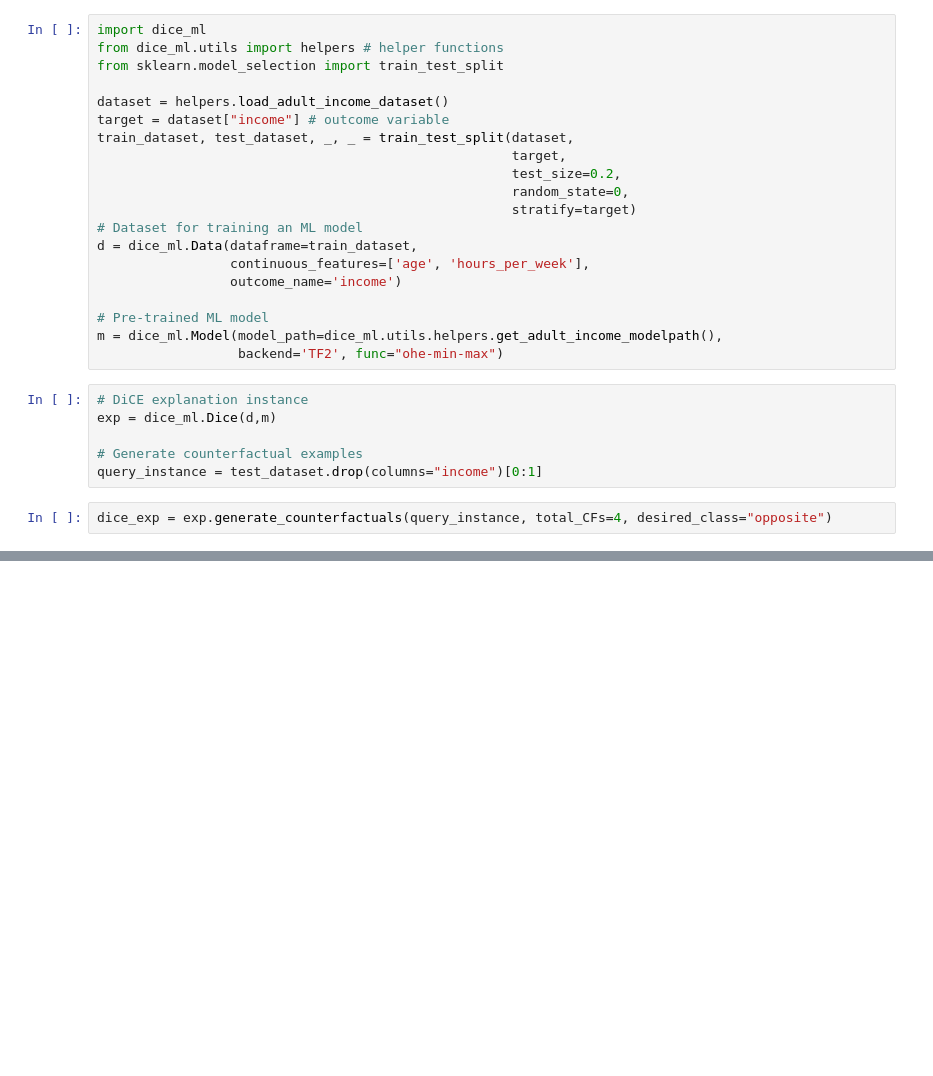
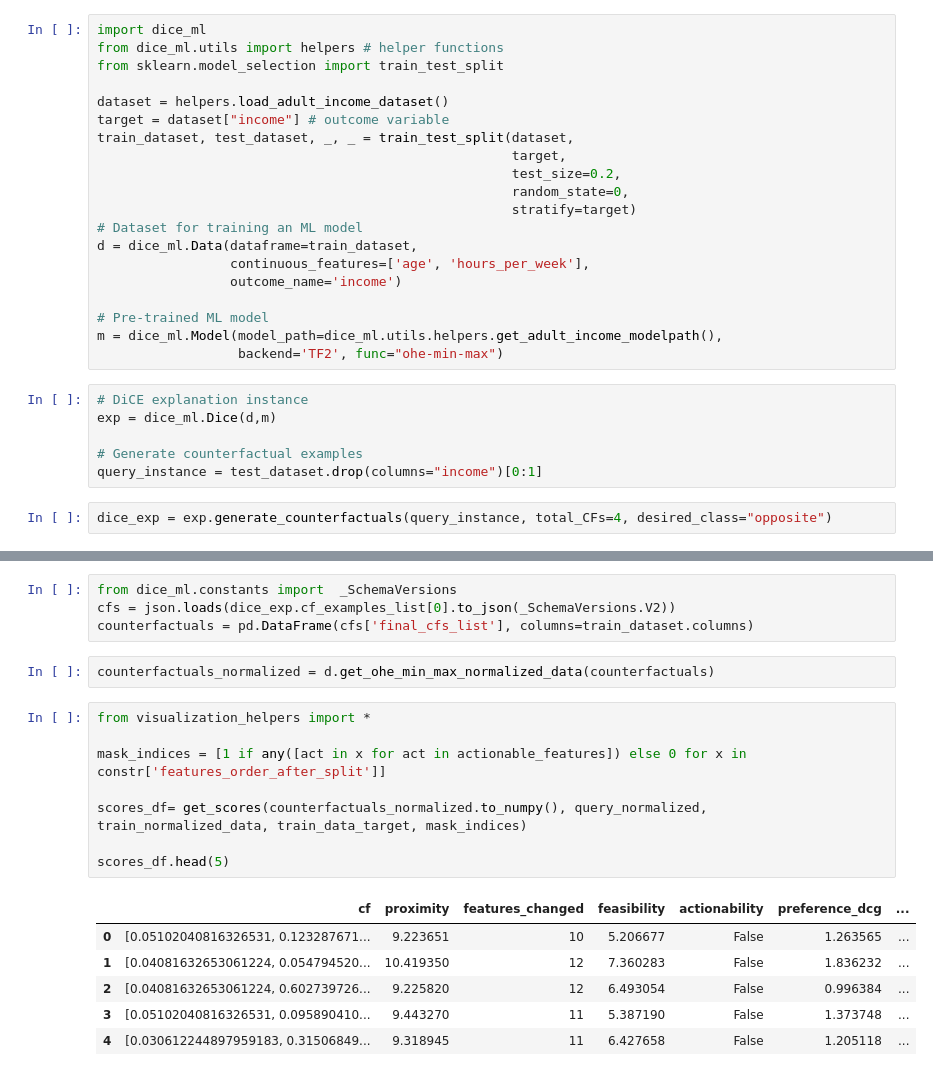
Before and after one commit to istepka/MCSECE, a Jupyter notebook: src/diceml_case_study.ipynb, the cells around one changed output, grey strips where cells are left out. Saved outputs shown, nothing was run; the diff lists cells and outputs as text; blank space fills up the shorter version.

```diff
--- a/src/diceml_case_study.ipynb
+++ b/src/diceml_case_study.ipynb
@@ -41,0 +148,21 @@ Diverse Counterfactual set (new outcome: 1.0)
+# %%
+from dice_ml.constants import  _SchemaVersions
+cfs = json.loads(dice_exp.cf_examples_list[0].to_json(_SchemaVersions.V2))
+counterfactuals = pd.DataFrame(cfs['final_cfs_list'], columns=train_dataset.columns)
+# %%
+counterfactuals_normalized = d.get_ohe_min_max_normalized_data(counterfactuals)
+# %%
+from visualization_helpers import *
+
+mask_indices = [1 if any([act in x for act in actionable_features]) else 0 for x in constr['features_order_after_split']]
+
+scores_df= get_scores(counterfactuals_normalized.to_numpy(), query_normalized, train_normalized_data, train_data_target, mask_indices)
+
+scores_df.head(5)
+# %% [output]
+|  | cf | proximity | features_changed | feasibility | actionability | preference_dcg | ... |
+| 0 | [0.05102040816326531, 0.123287671... | 9.223651 | 10 | 5.206677 | False | 1.263565 | ... |
+| 1 | [0.04081632653061224, 0.054794520... | 10.419350 | 12 | 7.360283 | False | 1.836232 | ... |
+| 2 | [0.04081632653061224, 0.602739726... | 9.225820 | 12 | 6.493054 | False | 0.996384 | ... |
+| 3 | [0.05102040816326531, 0.095890410... | 9.443270 | 11 | 5.387190 | False | 1.373748 | ... |
+| 4 | [0.030612244897959183, 0.31506849... | 9.318945 | 11 | 6.427658 | False | 1.205118 | ... |
```
Also changed, not shown: parts of 16 cells of this notebook, 20 other files.
